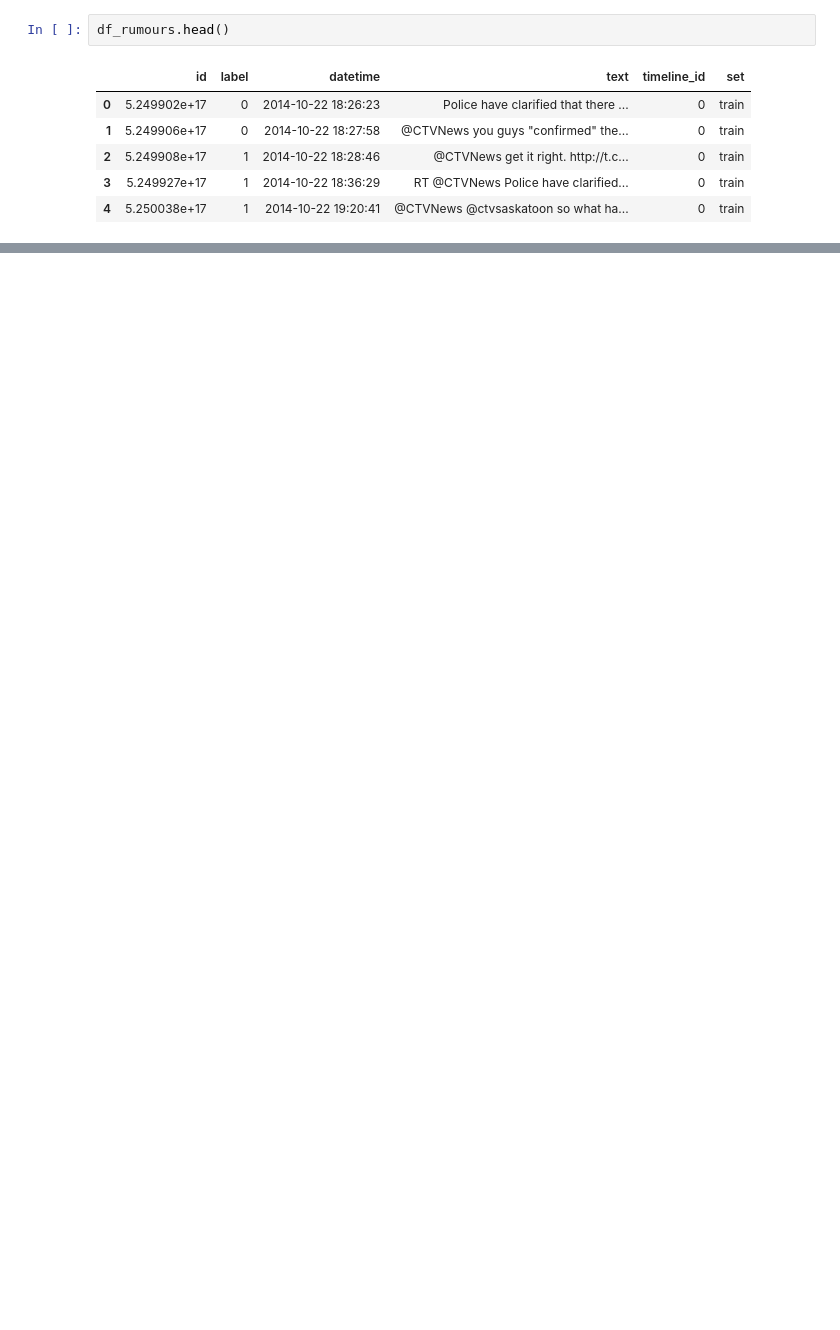
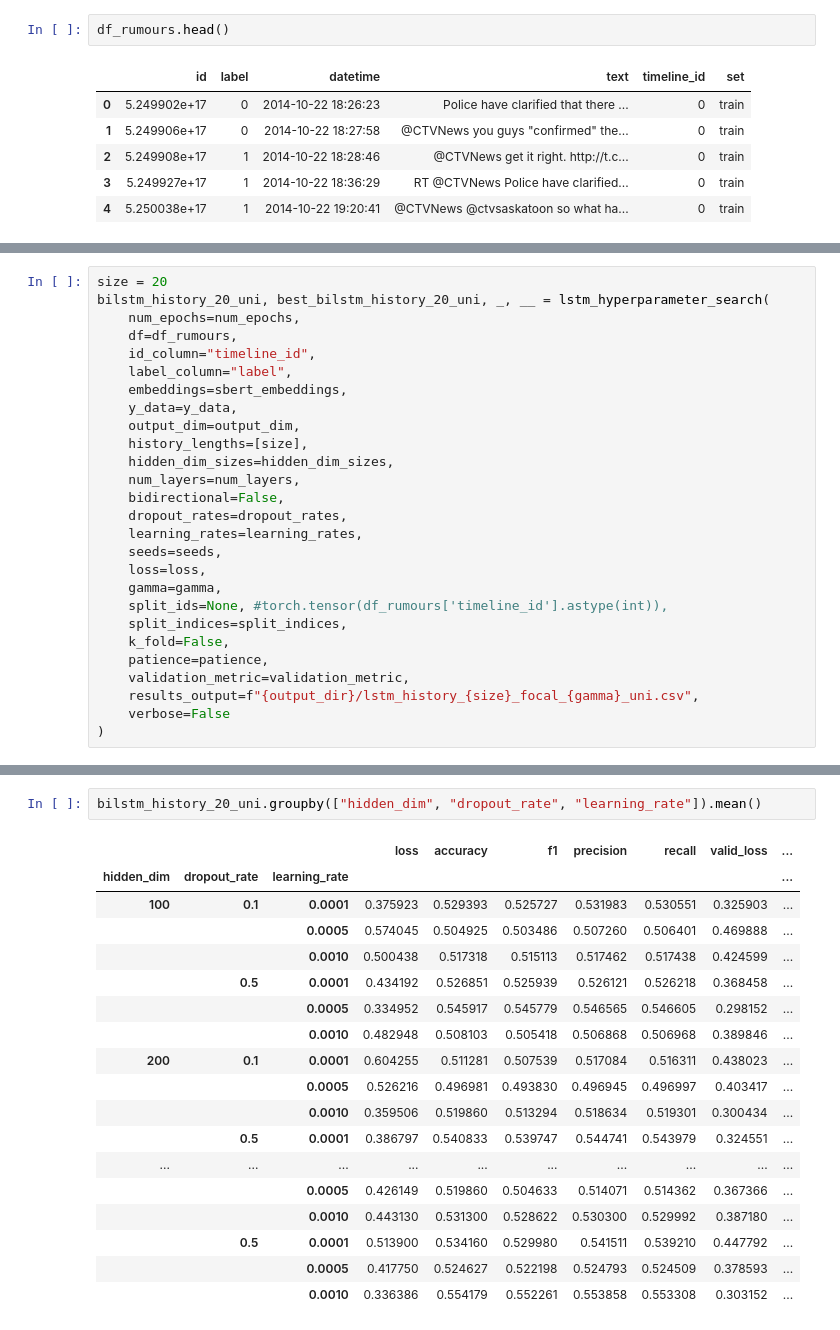
Before and after one commit to ttseriotou/sig-networks, a Jupyter notebook: notebooks/Rumours/rumours-baseline-bilstm.ipynb, the cells around one changed output, grey strips where cells are left out. Cells and saved outputs as stored; diff of their text form; blank space fills up the shorter version.

```diff
--- a/notebooks/Rumours/rumours-baseline-bilstm.ipynb
+++ b/notebooks/Rumours/rumours-baseline-bilstm.ipynb
@@ -132,0 +165,27 @@ array([0.53310587, 0.5369359 ])
+# %%
+size = 20
+bilstm_history_20_uni, best_bilstm_history_20_uni, _, __ = lstm_hyperparameter_search(
+    num_epochs=num_epochs,
+    df=df_rumours,
+    id_column="timeline_id",
+    label_column="label",
+    embeddings=sbert_embeddings,
+    y_data=y_data,
+    output_dim=output_dim,
+    history_lengths=[size],
+    hidden_dim_sizes=hidden_dim_sizes,
+    num_layers=num_layers,
+    bidirectional=False,
+    dropout_rates=dropout_rates,
+    learning_rates=learning_rates,
+    seeds=seeds,
+    loss=loss,
+    gamma=gamma,
+    split_ids=None, #torch.tensor(df_rumours['timeline_id'].astype(int)),
+    split_indices=split_indices,
+    k_fold=False,
+    patience=patience,
+    validation_metric=validation_metric,
+    results_output=f"{output_dir}/lstm_history_{size}_focal_{gamma}_uni.csv",
+    verbose=False
+)
@@ -132,0 +202,21 @@ array([0.53310587, 0.5369359 ])
+# %%
+bilstm_history_20_uni.groupby(["hidden_dim", "dropout_rate", "learning_rate"]).mean()
+# %% [output]
+|  |  |  | loss | accuracy | f1 | precision | recall | valid_loss | ... |
+| hidden_dim | dropout_rate | learning_rate |  |  |  |  |  |  | ... |
+| 100 | 0.1 | 0.0001 | 0.375923 | 0.529393 | 0.525727 | 0.531983 | 0.530551 | 0.325903 | ... |
+|  |  | 0.0005 | 0.574045 | 0.504925 | 0.503486 | 0.507260 | 0.506401 | 0.469888 | ... |
+|  |  | 0.0010 | 0.500438 | 0.517318 | 0.515113 | 0.517462 | 0.517438 | 0.424599 | ... |
+|  | 0.5 | 0.0001 | 0.434192 | 0.526851 | 0.525939 | 0.526121 | 0.526218 | 0.368458 | ... |
+|  |  | 0.0005 | 0.334952 | 0.545917 | 0.545779 | 0.546565 | 0.546605 | 0.298152 | ... |
+|  |  | 0.0010 | 0.482948 | 0.508103 | 0.505418 | 0.506868 | 0.506968 | 0.389846 | ... |
+| 200 | 0.1 | 0.0001 | 0.604255 | 0.511281 | 0.507539 | 0.517084 | 0.516311 | 0.438023 | ... |
+|  |  | 0.0005 | 0.526216 | 0.496981 | 0.493830 | 0.496945 | 0.496997 | 0.403417 | ... |
+|  |  | 0.0010 | 0.359506 | 0.519860 | 0.513294 | 0.518634 | 0.519301 | 0.300434 | ... |
+|  | 0.5 | 0.0001 | 0.386797 | 0.540833 | 0.539747 | 0.544741 | 0.543979 | 0.324551 | ... |
+| ... | ... | ... | ... | ... | ... | ... | ... | ... | ... |
+|  |  | 0.0005 | 0.426149 | 0.519860 | 0.504633 | 0.514071 | 0.514362 | 0.367366 | ... |
+|  |  | 0.0010 | 0.443130 | 0.531300 | 0.528622 | 0.530300 | 0.529992 | 0.387180 | ... |
+|  | 0.5 | 0.0001 | 0.513900 | 0.534160 | 0.529980 | 0.541511 | 0.539210 | 0.447792 | ... |
+|  |  | 0.0005 | 0.417750 | 0.524627 | 0.522198 | 0.524793 | 0.524509 | 0.378593 | ... |
+|  |  | 0.0010 | 0.336386 | 0.554179 | 0.552261 | 0.553858 | 0.553308 | 0.303152 | ... |
```
Also changed, not shown: parts of 57 cells of this notebook, 25 other files.
